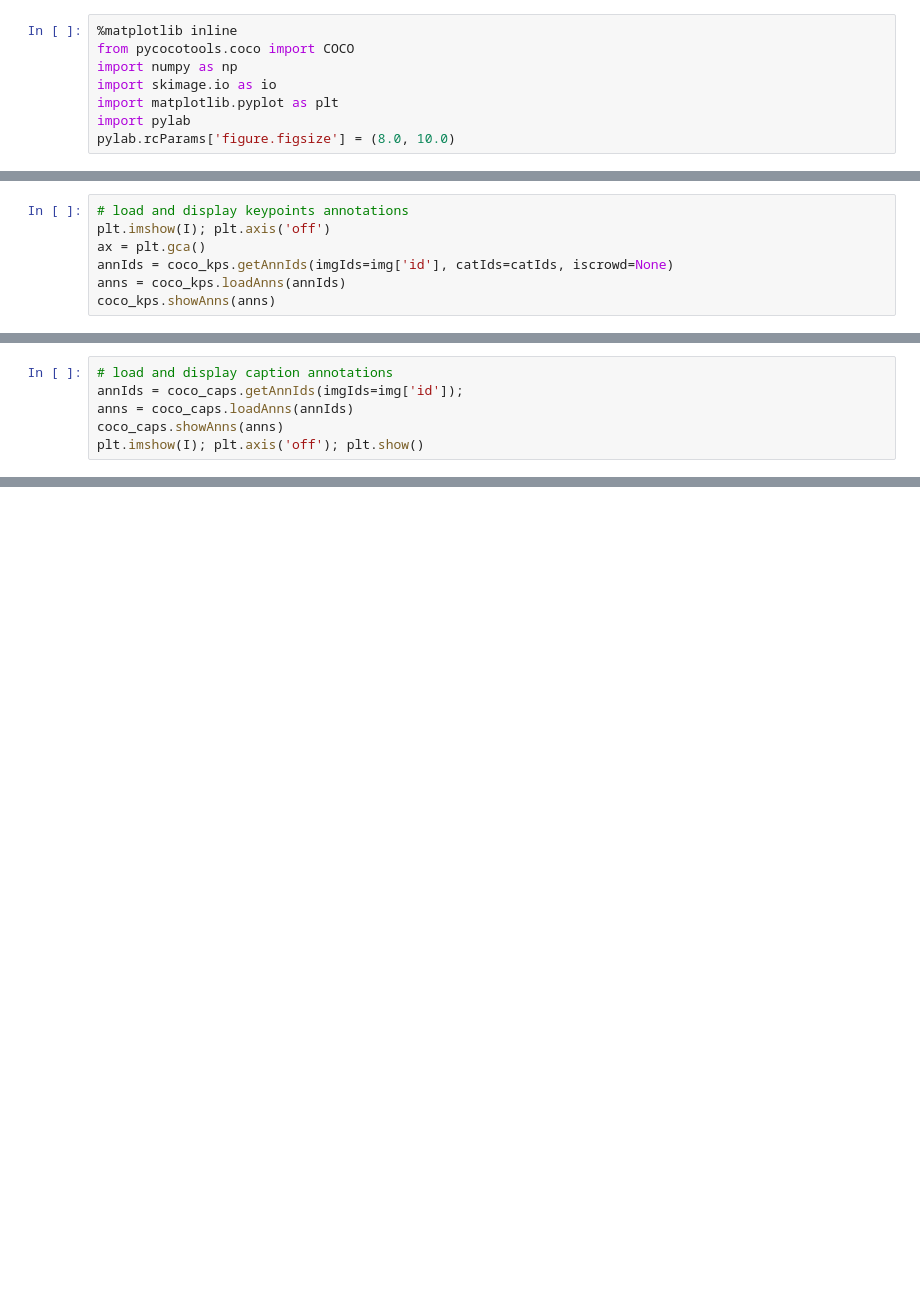
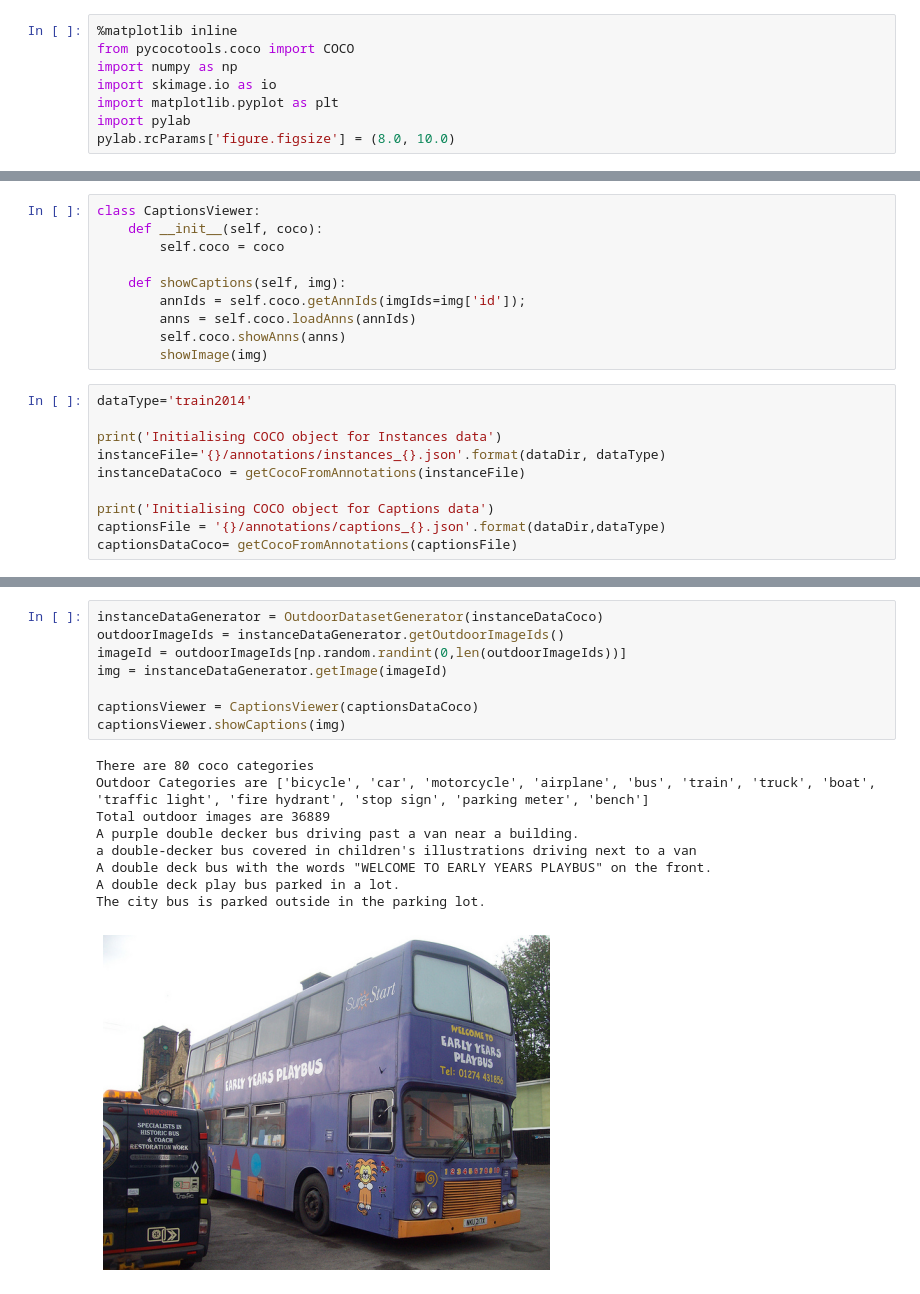
Before and after one commit to mayankiitg/Deep-Neural-Vision, a Jupyter notebook: Data-Preprocessing.ipynb, the cells around one changed output, grey strips where cells are left out. Saved outputs shown, nothing was run; the diff lists cells and outputs as text; blank space fills up the shorter version.

Commit message:
Add first version of data Preprocessing

```diff
--- a/Data-Preprocessing.ipynb
+++ b/Data-Preprocessing.ipynb
@@ -92,7 +26,0 @@ index created!
-# %%
-# load and display keypoints annotations
-plt.imshow(I); plt.axis('off')
-ax = plt.gca()
-annIds = coco_kps.getAnnIds(imgIds=img['id'], catIds=catIds, iscrowd=None)
-anns = coco_kps.loadAnns(annIds)
-coco_kps.showAnns(anns)
@@ -110,6 +26,0 @@ index created!
-# %%
-# load and display caption annotations
-annIds = coco_caps.getAnnIds(imgIds=img['id']);
-anns = coco_caps.loadAnns(annIds)
-coco_caps.showAnns(anns)
-plt.imshow(I); plt.axis('off'); plt.show()
@@ -122,0 +70,20 @@ a man walking down a road with a horse beside him
+# %%
+class CaptionsViewer:
+    def __init__(self, coco):
+        self.coco = coco
+
+    def showCaptions(self, img):
+        annIds = self.coco.getAnnIds(imgIds=img['id']);
+        anns = self.coco.loadAnns(annIds)
+        self.coco.showAnns(anns)
+        showImage(img)
+# %%
+dataType='train2014'
+
+print('Initialising COCO object for Instances data')
+instanceFile='{}/annotations/instances_{}.json'.format(dataDir, dataType)
+instanceDataCoco = getCocoFromAnnotations(instanceFile)
+
+print('Initialising COCO object for Captions data')
+captionsFile = '{}/annotations/captions_{}.json'.format(dataDir,dataType)
+captionsDataCoco= getCocoFromAnnotations(captionsFile)
@@ -122,0 +101,18 @@ a man walking down a road with a horse beside him
+# %%
+instanceDataGenerator = OutdoorDatasetGenerator(instanceDataCoco)
+outdoorImageIds = instanceDataGenerator.getOutdoorImageIds()
+imageId = outdoorImageIds[np.random.randint(0,len(outdoorImageIds))]
+img = instanceDataGenerator.getImage(imageId)
+
+captionsViewer = CaptionsViewer(captionsDataCoco)
+captionsViewer.showCaptions(img)
+# %% [output]
+There are 80 coco categories
+Outdoor Categories are ['bicycle', 'car', 'motorcycle', 'airplane', 'bus', 'train', 'truck', 'boat', 'traffic light', 'fire hydrant', 'stop sign', 'parking meter', 'bench']
+Total outdoor images are 36889
+A purple double decker bus driving past a van near a building.
+a double-decker bus covered in children's illustrations driving next to a van
+A double deck bus with the words "WELCOME TO EARLY YEARS PLAYBUS" on the front.
+A double deck play bus parked in a lot.
+The city bus is parked outside in the parking lot.
+[figure, added]
```
Also changed, not shown: parts of 16 cells of this notebook.
